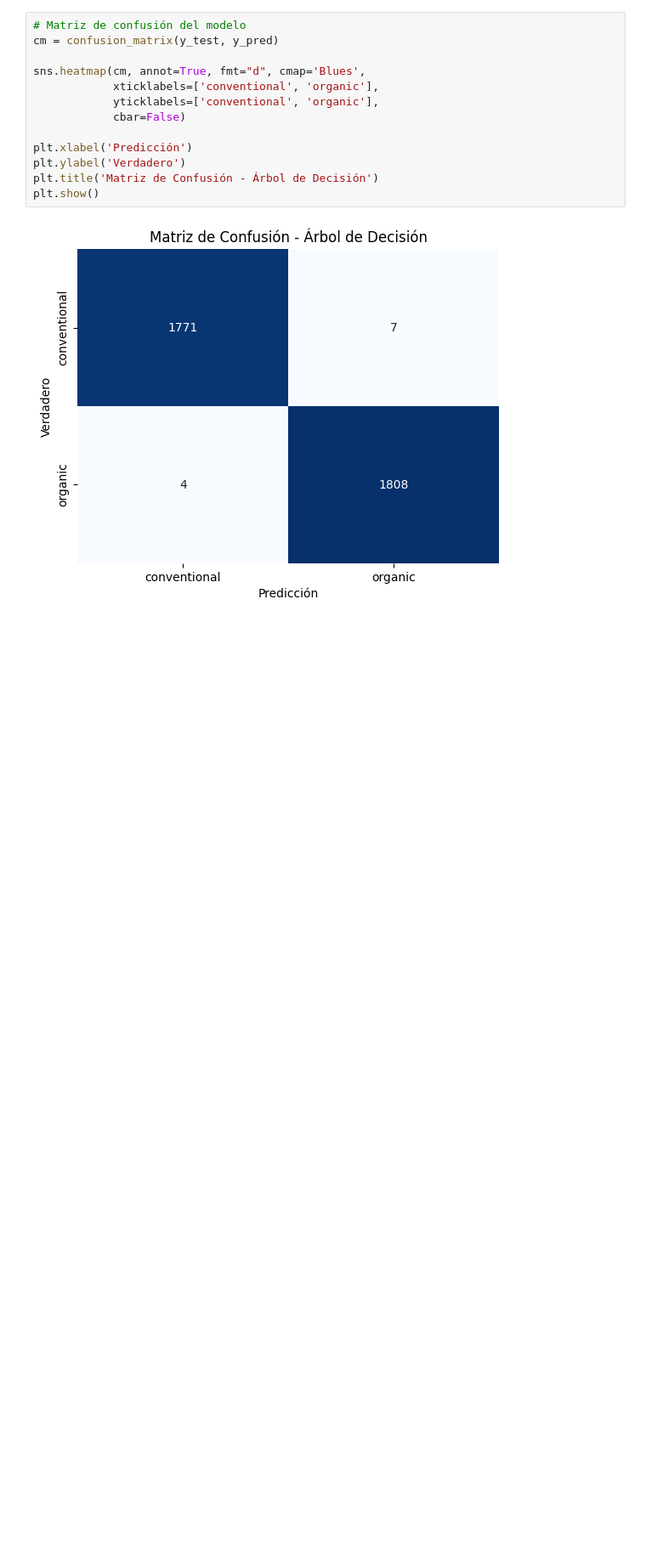
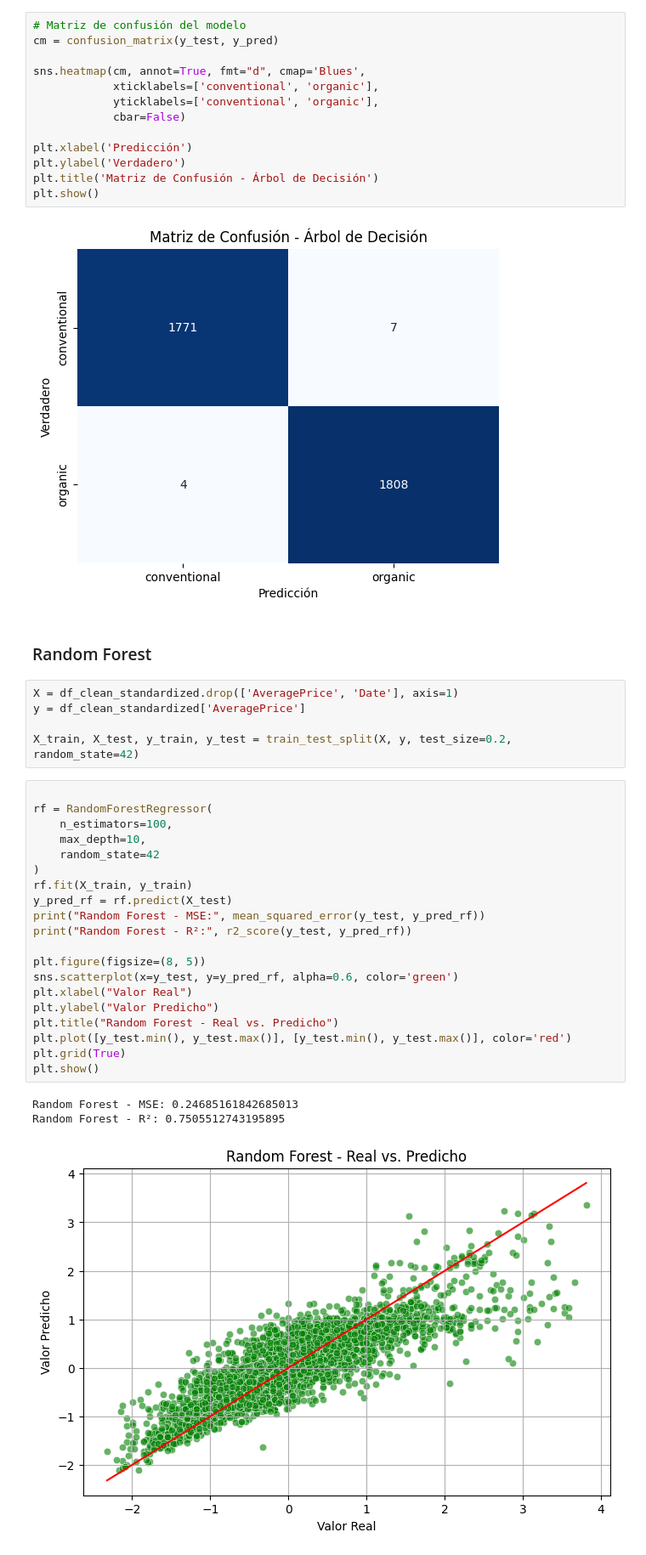
Before and after one commit to JhonnyGod/CienciaDeDatos-Proyecto2, a Jupyter notebook: proyecto2.ipynb, the cells around one changed output. Shown at 85% size. Saved outputs shown, nothing was run; the diff lists cells and outputs as text; blank space fills up the shorter version.

```diff
--- a/proyecto2.ipynb
+++ b/proyecto2.ipynb
@@ -702,3 +708,34 @@ plt.title('Matriz de Confusión - Árbol de Decisión')
 plt.show()
 # %% [output]
 [figure]
+# %% [markdown]
+### Random Forest
+# %%
+X = df_clean_standardized.drop(['AveragePrice', 'Date'], axis=1)
+y = df_clean_standardized['AveragePrice']
+
+X_train, X_test, y_train, y_test = train_test_split(X, y, test_size=0.2, random_state=42)
+# %%
+
+rf = RandomForestRegressor(
+    n_estimators=100,
+    max_depth=10,
+    random_state=42
+)
+rf.fit(X_train, y_train)
+y_pred_rf = rf.predict(X_test)
+print("Random Forest - MSE:", mean_squared_error(y_test, y_pred_rf))
+print("Random Forest - R²:", r2_score(y_test, y_pred_rf))
+
+plt.figure(figsize=(8, 5))
+sns.scatterplot(x=y_test, y=y_pred_rf, alpha=0.6, color='green')
+plt.xlabel("Valor Real")
+plt.ylabel("Valor Predicho")
+plt.title("Random Forest - Real vs. Predicho")
+plt.plot([y_test.min(), y_test.max()], [y_test.min(), y_test.max()], color='red')
+plt.grid(True)
+plt.show()
+# %% [output]
+Random Forest - MSE: 0.24685161842685013
+Random Forest - R²: 0.7505512743195895
+[figure, added]
```
Also changed, not shown: parts of 21 cells of this notebook.
